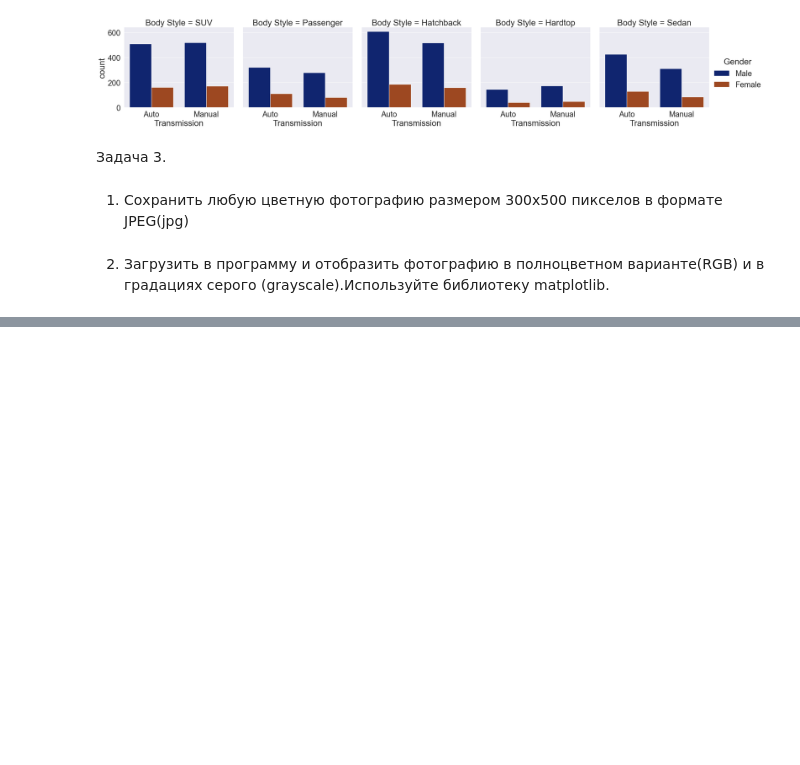
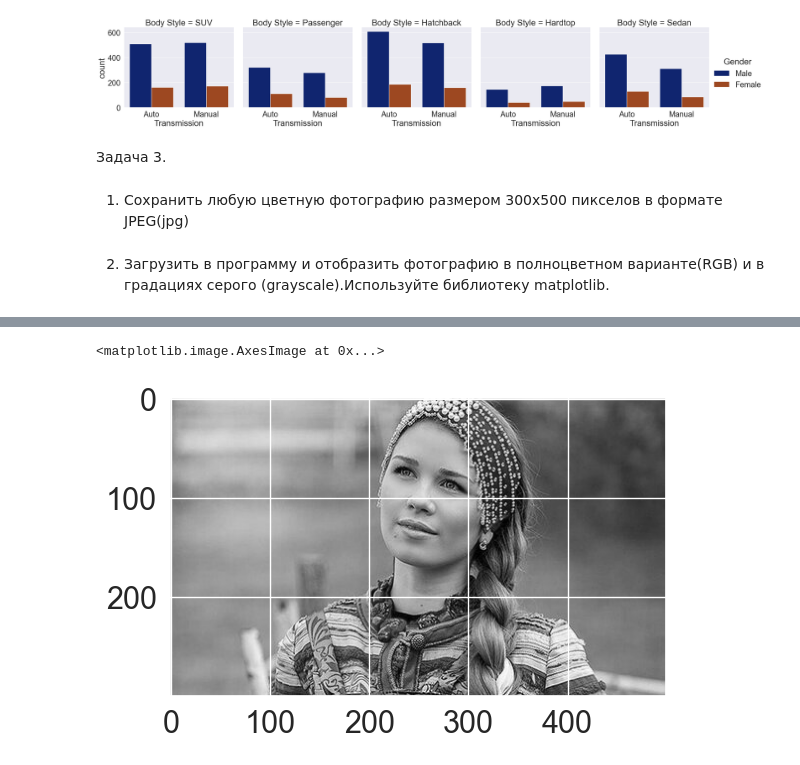
Before and after one commit to chebandenis/DZ_innopolis, a Jupyter notebook: visualisation.ipynb, the cells around one changed output, grey strips where cells are left out. Cells and saved outputs as stored; diff of their text form; code cells hidden in the pictures; blank space fills up the shorter version.

```diff
--- a/visualisation.ipynb
+++ b/visualisation.ipynb
@@ -110,0 +120,8 @@ sns.catplot(x='Transmission', col='Body Style', data=df, hue='Gender', kind='cou
+# %%
+k = np.array([[[0.33, 0.33, 0.34]]])
+sums = np.round(np.sum(array*k, axis=2)).astype(np.uint8)
+array2 = np.repeat(sums, 3).reshape(array.shape)
+plt.imshow(array2)
+# %% [output]
+<matplotlib.image.AxesImage at 0x...>
+[figure, added]
```
Also changed, not shown: parts of 2 cells of this notebook, 1 other file.
